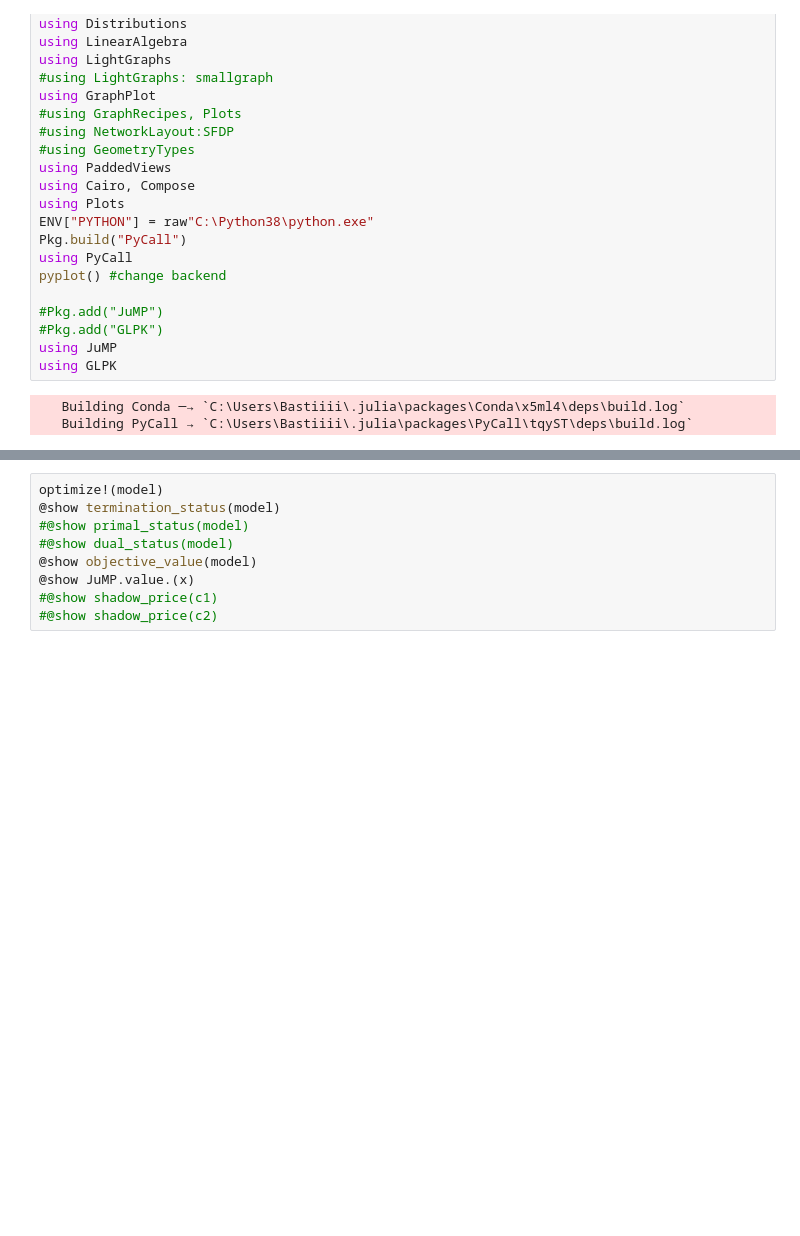
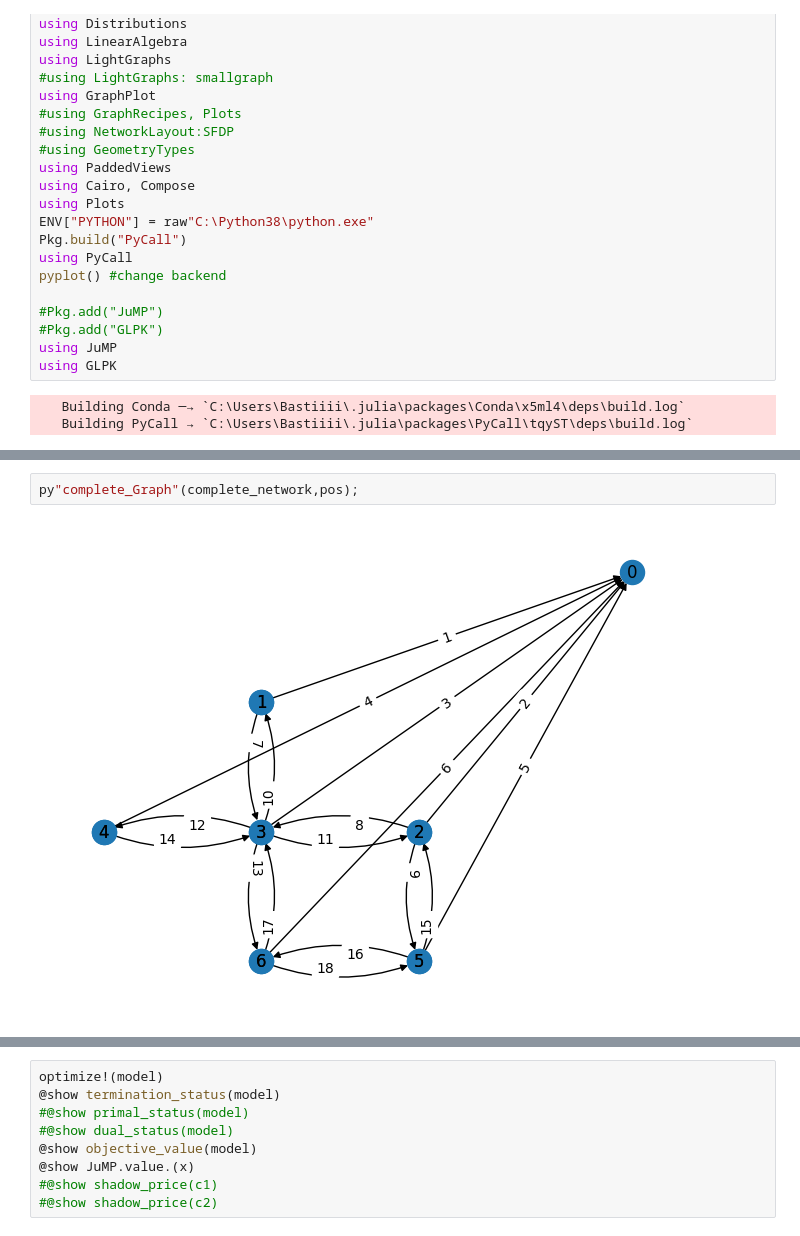
Before and after one commit to djzts/UoH_code, a Jupyter notebook: Minimum Spanning Tree Julia/Julia_python_mix.ipynb, the cells around one changed output, grey strips where cells are left out. Drawn from its saved outputs; the diff is of its cells as text; blank space fills up the shorter version.

```diff
--- a/Minimum Spanning Tree Julia/Julia_python_mix.ipynb
+++ b/Minimum Spanning Tree Julia/Julia_python_mix.ipynb
@@ -273,3 +362,7 @@ py"Draw_edge_map"(Final_map, lowest_edge_number,compelete_label,pos,G)
+# %%
+py"complete_Graph"(complete_network,pos);
+# %% [output]
+[figure, added]
 # %%
 lowest_edge_number
 # %% [output]
```
Also changed, not shown: parts of 13 cells of this notebook, 1 other file.
